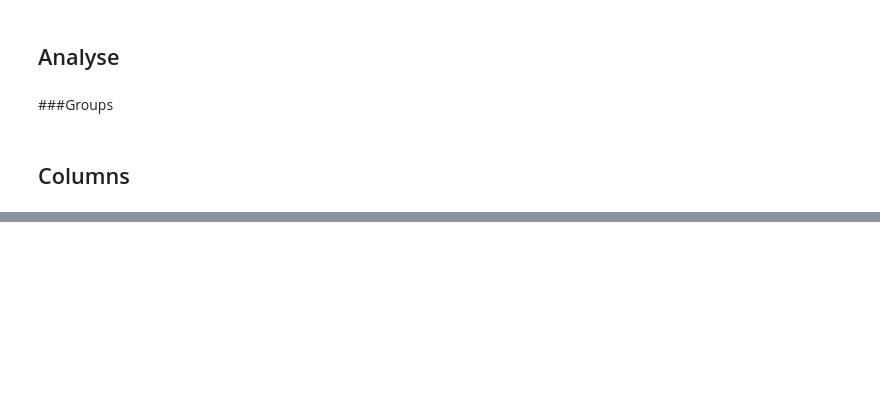
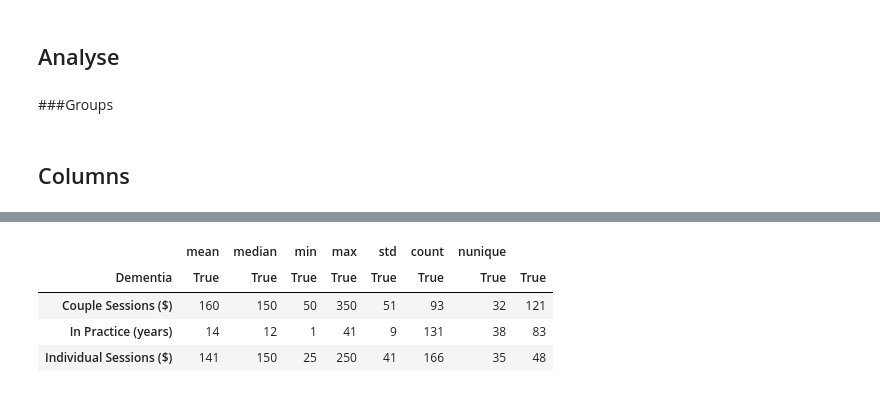
Before and after one commit to pallavmarch/Psychologytoday-therapist-analysis, a Jupyter notebook: PsychologyToday_Dementia_analysis.ipynb, the cells around one changed output, grey strips where cells are left out. Drawn from its saved outputs; the diff is of its cells as text; code cells hidden in the pictures; blank space fills up the shorter version.

```diff
--- a/PsychologyToday_Dementia_analysis.ipynb
+++ b/PsychologyToday_Dementia_analysis.ipynb
@@ -818,0 +819,31 @@ Passing `palette` without assigning `hue` is deprecated and will be removed in v
+# %%
+Dementia[cols_to_clean] = (
+    Dementia[cols_to_clean]
+    .astype(str)  # Convert everything to string first
+    .replace('Not Found', np.nan)  # Replace 'Not Found' with NaN
+    .apply(lambda x: x.str.replace(r'[$ ]', '', regex=True))  # Remove dollar signs and spaces
+    .apply(pd.to_numeric, errors='coerce')  # Convert to float
+)
+
+
+value_counts_list = [
+    Dementia[col].value_counts().astype(int).rename_axis(col).reset_index(name='Count')
+    for col in cols_to_clean
+]
+side_by_side = pd.concat(value_counts_list, axis=1)
+
+
+pivot_table1 = pd.pivot_table(Dementia,
+                              values=cols_to_clean,
+                              aggfunc=['mean', 'median', 'min', 'max', 'std', 'count', 'nunique', lambda x: x.isnull().sum()],
+                              columns=['Dementia'],
+                              dropna=True)
+
+pivot_table1 = pivot_table1.applymap(lambda x: int(x) if not pd.isna(x) else x)
+pivot_table1.style.background_gradient(cmap='Blues').format("{:.0f}")
+# %% [output]
+|  | mean | median | min | max | std | count | nunique |  |
+| Dementia | True | True | True | True | True | True | True | True |
+| Couple Sessions ($) | 160 | 150 | 50 | 350 | 51 | 93 | 32 | 121 |
+| In Practice (years) | 14 | 12 | 1 | 41 | 9 | 131 | 38 | 83 |
+| Individual Sessions ($) | 141 | 150 | 25 | 250 | 41 | 166 | 35 | 48 |
```
Also changed, not shown: parts of 4 cells of this notebook.
